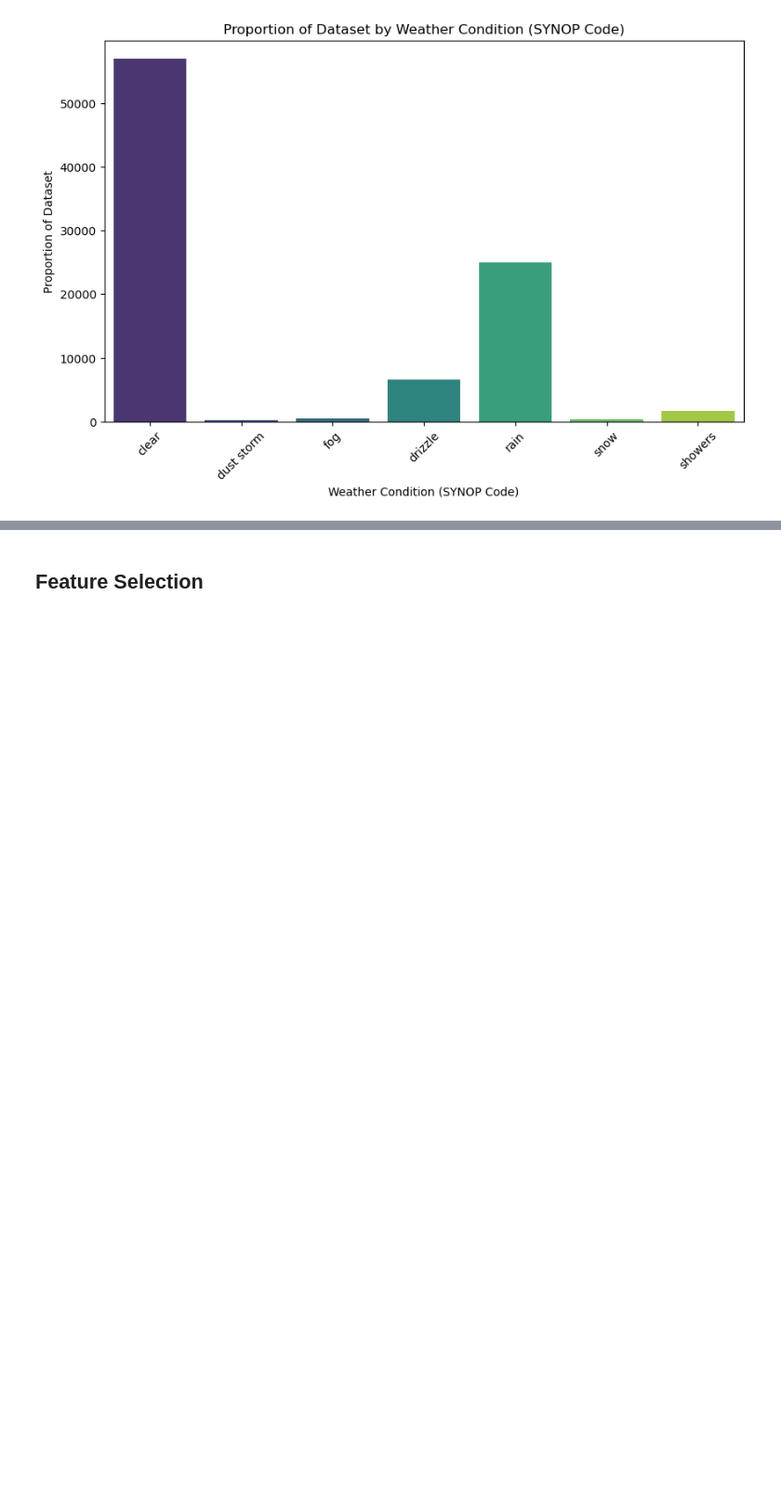
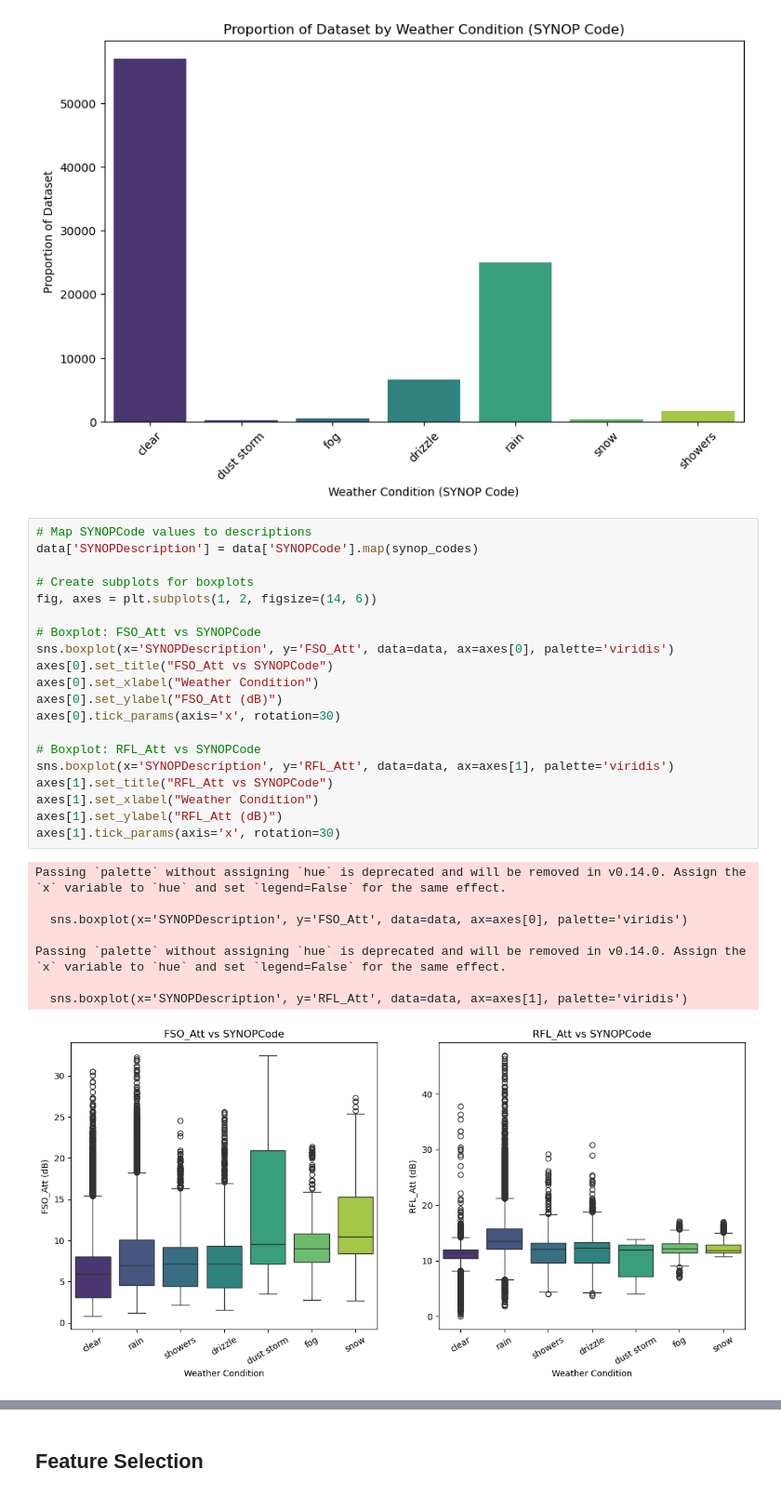
Before and after one commit to shavinkalu23/predictive_modelling_link_attenuation, a Jupyter notebook: main.ipynb, the cells around one changed output, grey strips where cells are left out. Shown at 93% size. Drawn from its saved outputs; the diff is of its cells as text; blank space fills up the shorter version.

```diff
--- a/eda.ipynb
+++ b/main.ipynb
@@ -142,4 +130,33 @@ Passing `palette` without assigning `hue` is deprecated and will be removed in v
 
   sns.barplot(x=synop_counts.index, y=synop_counts.values, palette="viridis")
 [figure]
+# %%
+# Map SYNOPCode values to descriptions
+data['SYNOPDescription'] = data['SYNOPCode'].map(synop_codes)
+
+# Create subplots for boxplots
+fig, axes = plt.subplots(1, 2, figsize=(14, 6))
+
+# Boxplot: FSO_Att vs SYNOPCode
+sns.boxplot(x='SYNOPDescription', y='FSO_Att', data=data, ax=axes[0], palette='viridis')
+axes[0].set_title("FSO_Att vs SYNOPCode")
+axes[0].set_xlabel("Weather Condition")
+axes[0].set_ylabel("FSO_Att (dB)")
+axes[0].tick_params(axis='x', rotation=30)
+
+# Boxplot: RFL_Att vs SYNOPCode
+sns.boxplot(x='SYNOPDescription', y='RFL_Att', data=data, ax=axes[1], palette='viridis')
+axes[1].set_title("RFL_Att vs SYNOPCode")
+axes[1].set_xlabel("Weather Condition")
+axes[1].set_ylabel("RFL_Att (dB)")
+axes[1].tick_params(axis='x', rotation=30)
+# %% [output]
+Passing `palette` without assigning `hue` is deprecated and will be removed in v0.14.0. Assign the `x` variable to `hue` and set `legend=False` for the same effect.
+
+  sns.boxplot(x='SYNOPDescription', y='FSO_Att', data=data, ax=axes[0], palette='viridis')
+
+Passing `palette` without assigning `hue` is deprecated and will be removed in v0.14.0. Assign the `x` variable to `hue` and set `legend=False` for the same effect.
+
+  sns.boxplot(x='SYNOPDescription', y='RFL_Att', data=data, ax=axes[1], palette='viridis')
+[figure, added]
 # %%
```
Also changed, not shown: parts of 14 cells of this notebook, 5 other files.
